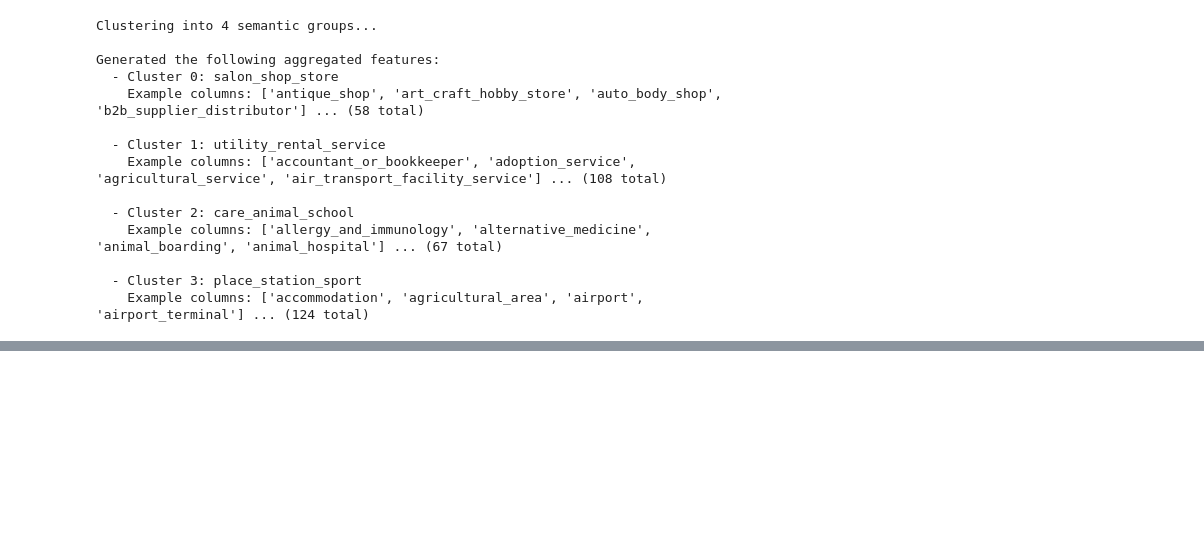
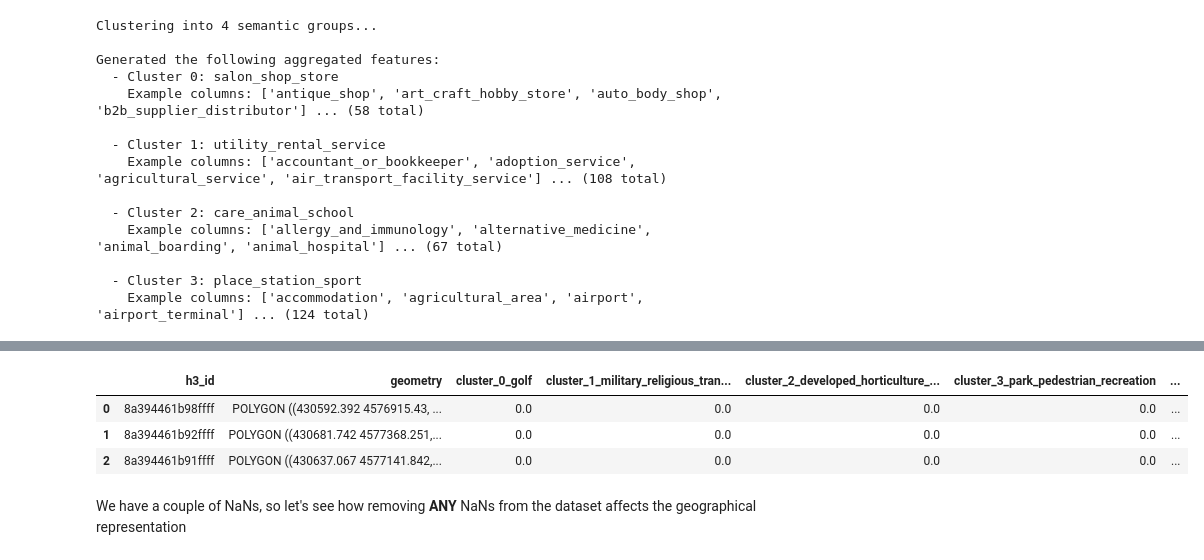
Before and after one commit to jammy-data/REALLOCATE_AI, a Jupyter notebook: notebooks/03_5_dimensionality_reduction.ipynb, the cells around one changed output, grey strips where cells are left out. Saved outputs shown, nothing was run; the diff lists cells and outputs as text; code cells hidden in the pictures; blank space fills up the shorter version.

Commit message:
finish the dimensionality reduction and save the dataframe

```diff
--- a/notebooks/03_5_dimensionality_reduction.ipynb
+++ b/notebooks/03_5_dimensionality_reduction.ipynb
@@ -274,0 +295,9 @@ Generated the following aggregated features:
+# %%
+model_df.head(3)
+# %% [output]
+|  | h3_id | geometry | cluster_0_golf | cluster_1_military_religious_tran... | cluster_2_developed_horticulture_... | cluster_3_park_pedestrian_recreation | ... |
+| 0 | 8a394461b98ffff | POLYGON ((430592.392 4576915.43, ... | 0.0 | 0.0 | 0.0 | 0.0 | ... |
+| 1 | 8a394461b92ffff | POLYGON ((430681.742 4577368.251,... | 0.0 | 0.0 | 0.0 | 0.0 | ... |
+| 2 | 8a394461b91ffff | POLYGON ((430637.067 4577141.842,... | 0.0 | 0.0 | 0.0 | 0.0 | ... |
+# %% [markdown]
+We have a couple of NaNs, so let's see how removing **ANY** NaNs from the dataset affects the geographical representation
```
Also changed, not shown: parts of 11 cells of this notebook, 3 other files.
